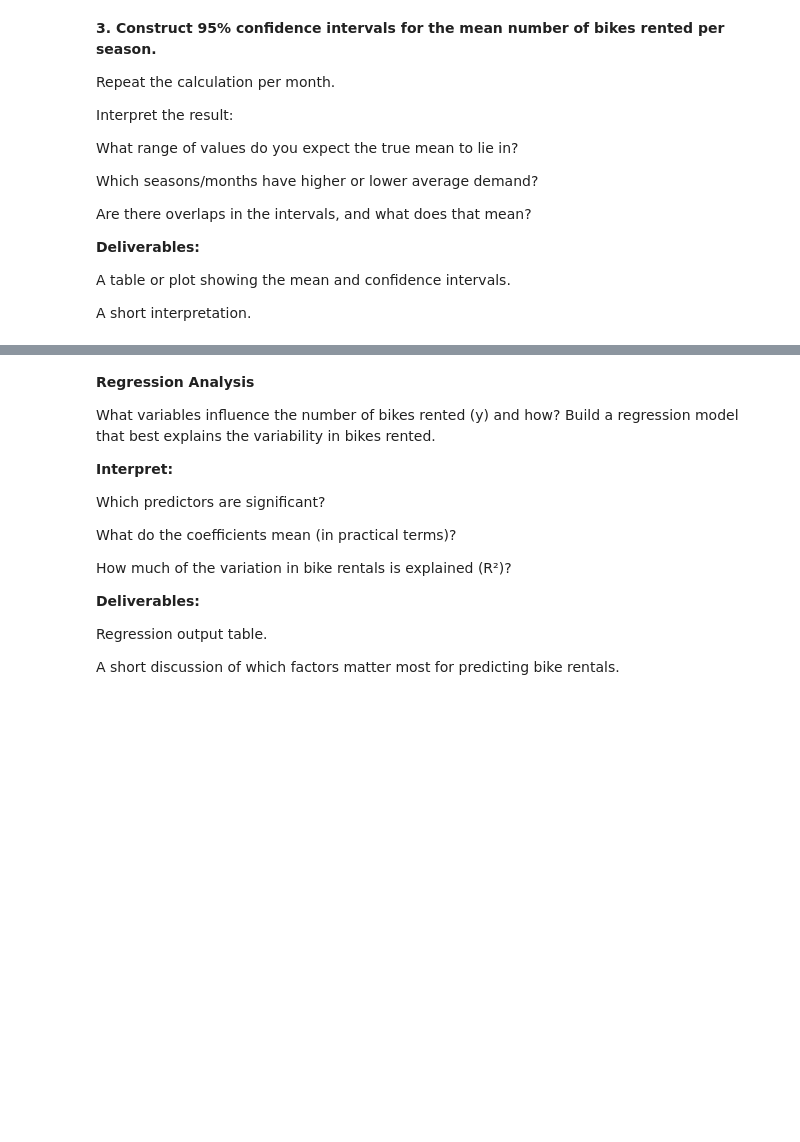
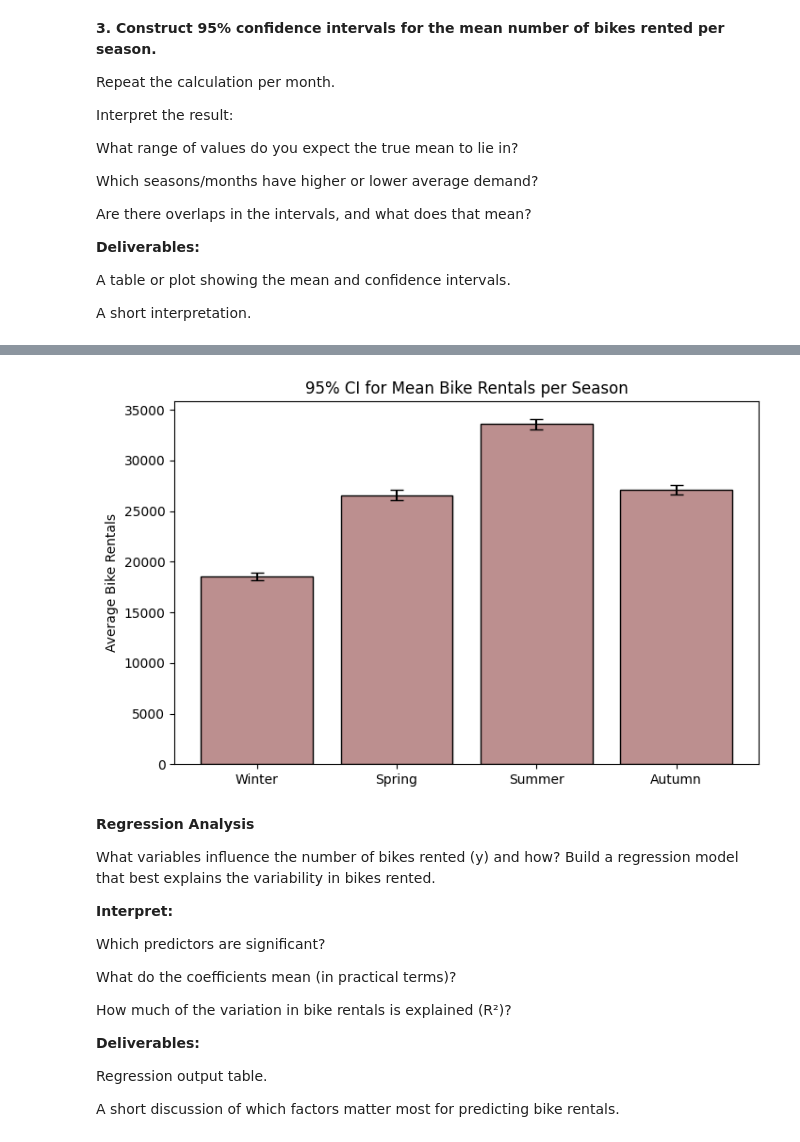
Before and after one commit to AnnaMariaReidel/Analytics-Through-Coding-AUT25-teaching, a Jupyter notebook: Session 3 Solutions-20250918/Group_Project.ipynb, the cells around one changed output, grey strips where cells are left out. Cells and saved outputs as stored; diff of their text form; code cells hidden in the pictures; blank space fills up the shorter version.

Commit message:
group project done

```diff
--- a/Session 3 Solutions-20250918/Group_Project.ipynb
+++ b/Session 3 Solutions-20250918/Group_Project.ipynb
@@ -150,3 +281,14 @@ A table or plot showing the mean and confidence intervals.
 A short interpretation.
 # %%
 ## Your code goes here
+# 95% CI for the mean number of bikes rented per season
+# we need the z-score, mean, and the standard error to construct CI
+season_stats = bikes.groupby("season")["bikes_hired"].agg(["mean", "std", "count"])
+season_stats["se"] = season_stats["std"] /  np.sqrt(season_stats["count"])
+
+z = 1.96
+
+season_stats["ci_lower"] = season_stats["mean"] - z * season_stats["se"]
+season_stats["ci_upper"] = season_stats["mean"] + z * season_stats["se"]
+
+print(season_stats[["mean","ci_lower","ci_upper"]])
@@ -153,3 +331,18 @@ A short interpretation.
+# %%
+plt.figure(figsize=(8,5))
+plt.bar(
+    season_stats.index,
+    season_stats["mean"],
+    yerr=season_stats["ci_upper"] - season_stats["mean"],
+    capsize=5,
+    color="rosybrown",
+    edgecolor="black"
+)
+plt.ylabel("Average Bike Rentals")
+plt.title("95% CI for Mean Bike Rentals per Season")
+plt.show()
+# %% [output]
+[figure, added]
 # %% [markdown]
 **Regression Analysis**
 
```
Also changed, not shown: parts of 16 cells of this notebook, 1 other file.
